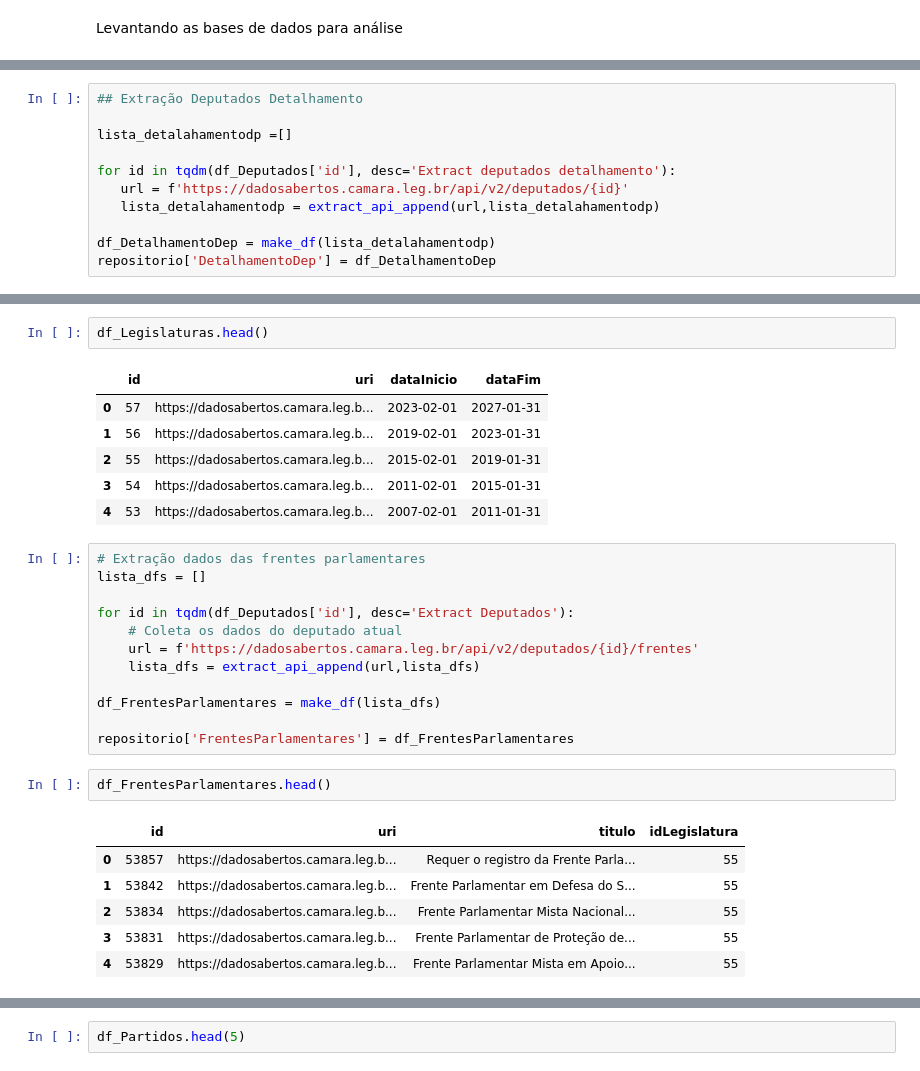
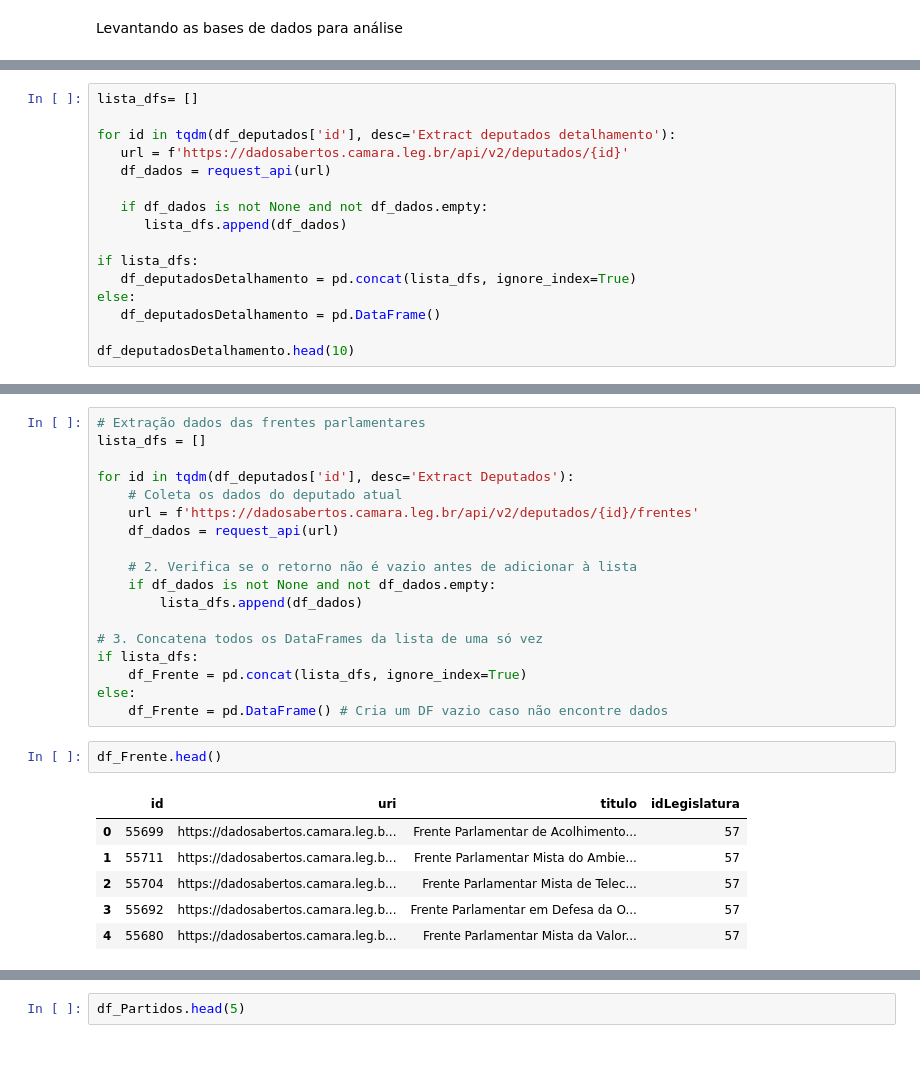
Before and after one commit to gabistorres85/pi_camara_deputados, a Jupyter notebook: notebooks/notebook.ipynb, the cells around one changed output, grey strips where cells are left out. Cells and saved outputs as stored; diff of their text form.

Commit message:
feat: Inclusão de classes para extração

```diff
--- a/notebooks/notebook.ipynb
+++ b/notebooks/notebook.ipynb
@@ -83,11 +81,0 @@ repositorio = {'Deputado':df_Deputados}
-# %%
-## Extração Deputados Detalhamento
-
-lista_detalahamentodp =[]
-
-for id in tqdm(df_Deputados['id'], desc='Extract deputados detalhamento'):
-   url = f'https://dadosabertos.camara.leg.br/api/v2/deputados/{id}'
-   lista_detalahamentodp = extract_api_append(url,lista_detalahamentodp)
-
-df_DetalhamentoDep = make_df(lista_detalahamentodp)
-repositorio['DetalhamentoDep'] = df_DetalhamentoDep
@@ -113,0 +181,16 @@ memory usage: 250.1+ KB
+# %%
+lista_dfs= []
+
+for id in tqdm(df_deputados['id'], desc='Extract deputados detalhamento'):
+   url = f'https://dadosabertos.camara.leg.br/api/v2/deputados/{id}'
+   df_dados = request_api(url)
+
+   if df_dados is not None and not df_dados.empty:
+      lista_dfs.append(df_dados)
+
+if lista_dfs:
+   df_deputadosDetalhamento = pd.concat(lista_dfs, ignore_index=True)
+else:
+   df_deputadosDetalhamento = pd.DataFrame()
+
+df_deputadosDetalhamento.head(10)
@@ -121,30 +244,27 @@ repositorio['Legislaturas'] = df_Legislaturas
-# %%
-df_Legislaturas.head()
-# %% [output]
-|  | id | uri | dataInicio | dataFim |
-| 0 | 57 | https://dadosabertos.camara.leg.b... | 2023-02-01 | 2027-01-31 |
-| 1 | 56 | https://dadosabertos.camara.leg.b... | 2019-02-01 | 2023-01-31 |
-| 2 | 55 | https://dadosabertos.camara.leg.b... | 2015-02-01 | 2019-01-31 |
-| 3 | 54 | https://dadosabertos.camara.leg.b... | 2011-02-01 | 2015-01-31 |
-| 4 | 53 | https://dadosabertos.camara.leg.b... | 2007-02-01 | 2011-01-31 |
 # %%
 # Extração dados das frentes parlamentares
 lista_dfs = []
 
-for id in tqdm(df_Deputados['id'], desc='Extract Deputados'):
+for id in tqdm(df_deputados['id'], desc='Extract Deputados'):
     # Coleta os dados do deputado atual
     url = f'https://dadosabertos.camara.leg.br/api/v2/deputados/{id}/frentes'
-    lista_dfs = extract_api_append(url,lista_dfs)
+    df_dados = request_api(url)
 
-df_FrentesParlamentares = make_df(lista_dfs)
+    # 2. Verifica se o retorno não é vazio antes de adicionar à lista
+    if df_dados is not None and not df_dados.empty:
+        lista_dfs.append(df_dados)
 
-repositorio['FrentesParlamentares'] = df_FrentesParlamentares
+# 3. Concatena todos os DataFrames da lista de uma só vez
+if lista_dfs:
+    df_Frente = pd.concat(lista_dfs, ignore_index=True)
+else:
+    df_Frente = pd.DataFrame() # Cria um DF vazio caso não encontre dados
 # %%
-df_FrentesParlamentares.head()
+df_Frente.head()
 # %% [output]
 |  | id | uri | titulo | idLegislatura |
-| 0 | 53857 | https://dadosabertos.camara.leg.b... | Requer o registro da Frente Parla... | 55 |
-| 1 | 53842 | https://dadosabertos.camara.leg.b... | Frente Parlamentar em Defesa do S... | 55 |
-| 2 | 53834 | https://dadosabertos.camara.leg.b... | Frente Parlamentar Mista Nacional... | 55 |
-| 3 | 53831 | https://dadosabertos.camara.leg.b... | Frente Parlamentar de Proteção de... | 55 |
-| 4 | 53829 | https://dadosabertos.camara.leg.b... | Frente Parlamentar Mista em Apoio... | 55 |
+| 0 | 55699 | https://dadosabertos.camara.leg.b... | Frente Parlamentar de Acolhimento... | 57 |
+| 1 | 55711 | https://dadosabertos.camara.leg.b... | Frente Parlamentar Mista do Ambie... | 57 |
+| 2 | 55704 | https://dadosabertos.camara.leg.b... | Frente Parlamentar Mista de Telec... | 57 |
+| 3 | 55692 | https://dadosabertos.camara.leg.b... | Frente Parlamentar em Defesa da O... | 57 |
+| 4 | 55680 | https://dadosabertos.camara.leg.b... | Frente Parlamentar Mista da Valor... | 57 |
```
Also changed, not shown: parts of 45 cells of this notebook, 8 other files.
